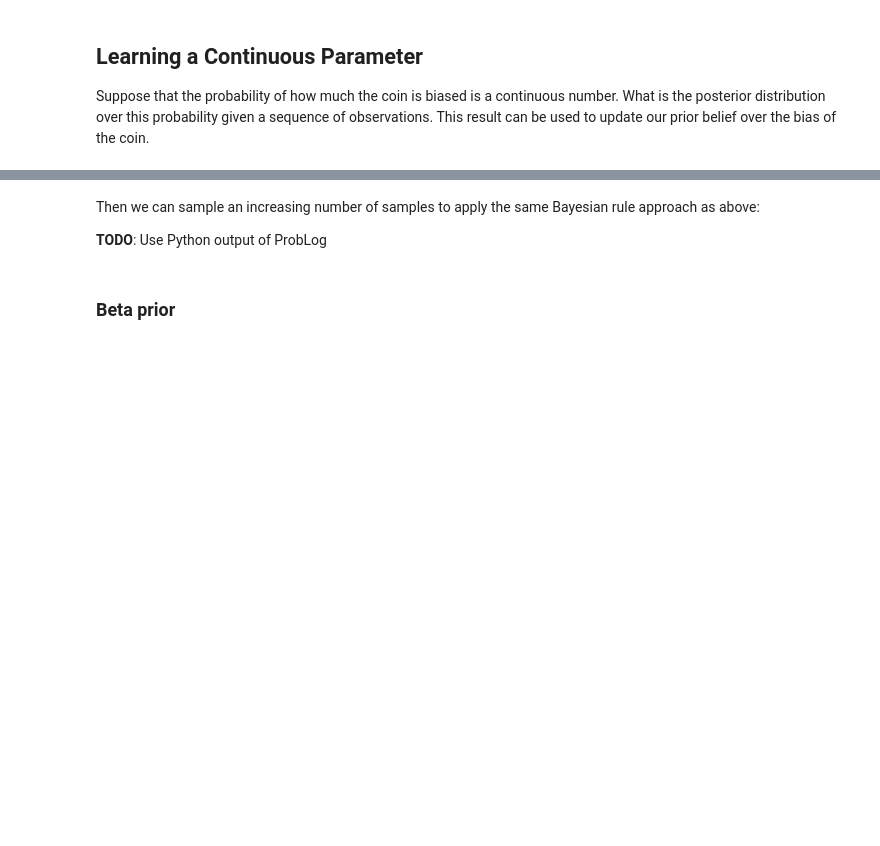
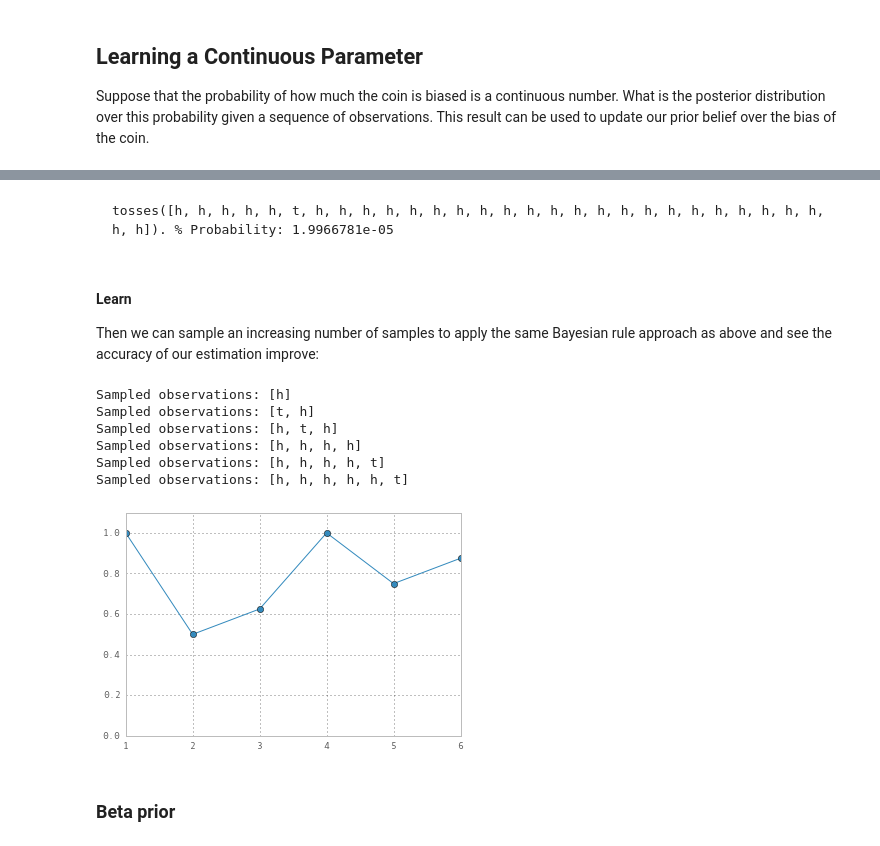
Before and after one commit to ML-KULeuven/problog, a Jupyter notebook: usecases/learningascondinf/learningascondinf.ipynb, the cells around one changed output, grey strips where cells are left out. Cells and saved outputs as stored; diff of their text form; code cells hidden in the pictures; blank space fills up the shorter version.

Commit message:
IPython updates + use cases Whirl and Bayes learning

```diff
--- a/usecases/learningascondinf/learningascondinf.ipynb
+++ b/usecases/learningascondinf/learningascondinf.ipynb
@@ -127,5 +122,19 @@ tosses([h, h, h, h, h, h, h, h, t, h, h, h, h, h]).
+# %%
+%%problogsample -N 1
+
+0.9::coin(h,T) ; 0.1::coin(t,T).
+
+0.1::stop(T).
+
+tosses(C) :- tosses(C,0).
+tosses([],T) :- stop(T).
+tosses([H|R],T) :- \+stop(T), coin(H,T), Tn is T+1, tosses(R,Tn).
+
+query(tosses(C)).
+# %% [output]
+tosses([h, h, h, h, h, t, h, h, h, h, h, h, h, h, h, h, h, h, h, h, h, h, h, h, h, h, h, h, h, h]). % Probability: 1.9966781e-05
 # %% [markdown]
-Then we can sample an increasing number of samples to apply the same Bayesian rule approach as above:
+#### Learn
 
-**TODO**: Use Python output of ProbLog
+Then we can sample an increasing number of samples to apply the same Bayesian rule approach as above and see the accuracy of our estimation improve:
 # %%
@@ -169,3 +161,40 @@ for observed_data_size in [1]:
+# %%
+from problog.core import ProbLog
+from problog.program import PrologString
+import example_sampling_alt as plsample # TODO: make part of problog package?
+from problog.sdd_formula import SDD
+
+import matplotlib.pyplot as plt
+%matplotlib inline
+
+#sizes = [1, 3, 6, 10, 20, 30, 50, 70, 100] # TODO: sizes > 6 are really slow
+sizes = [1, 2, 3, 4, 5, 6]
+results = []
+
+for observed_data_size in sizes:
+    model = PrologString(sample_str)
+    samples,_ = plsample.sample_object(model, N=observed_data_size)
+    observations = [list(sample.queries())[0][0].args[0] for sample in samples]
+    print('Sampled observations: {}'.format(observations))
+    observations_str = "evidence(tosses({})).\n".format(observations)
+    model = PrologString(model_str+observations_str)
+
+    nnf = ProbLog.convert(model, SDD)
+    outcome = nnf.evaluate()
+
+    results.append(max([(atom.args[0],prob) for atom,prob in outcome.items()], key=lambda t:t[1]))
+
+plt.plot(sizes, [result[0] for result in results], marker='o');
+a = plt.gca()
+a.set_ylim([0,1.1]);
+# %% [output]
+Sampled observations: [h]
+Sampled observations: [t, h]
+Sampled observations: [h, t, h]
+Sampled observations: [h, h, h, h]
+Sampled observations: [h, h, h, h, t]
+Sampled observations: [h, h, h, h, h, t]
+[figure, added]
 # %% [markdown]
 ### Beta prior
 # %% [markdown]
```
Also changed, not shown: parts of 32 cells of this notebook, 7 other files.
